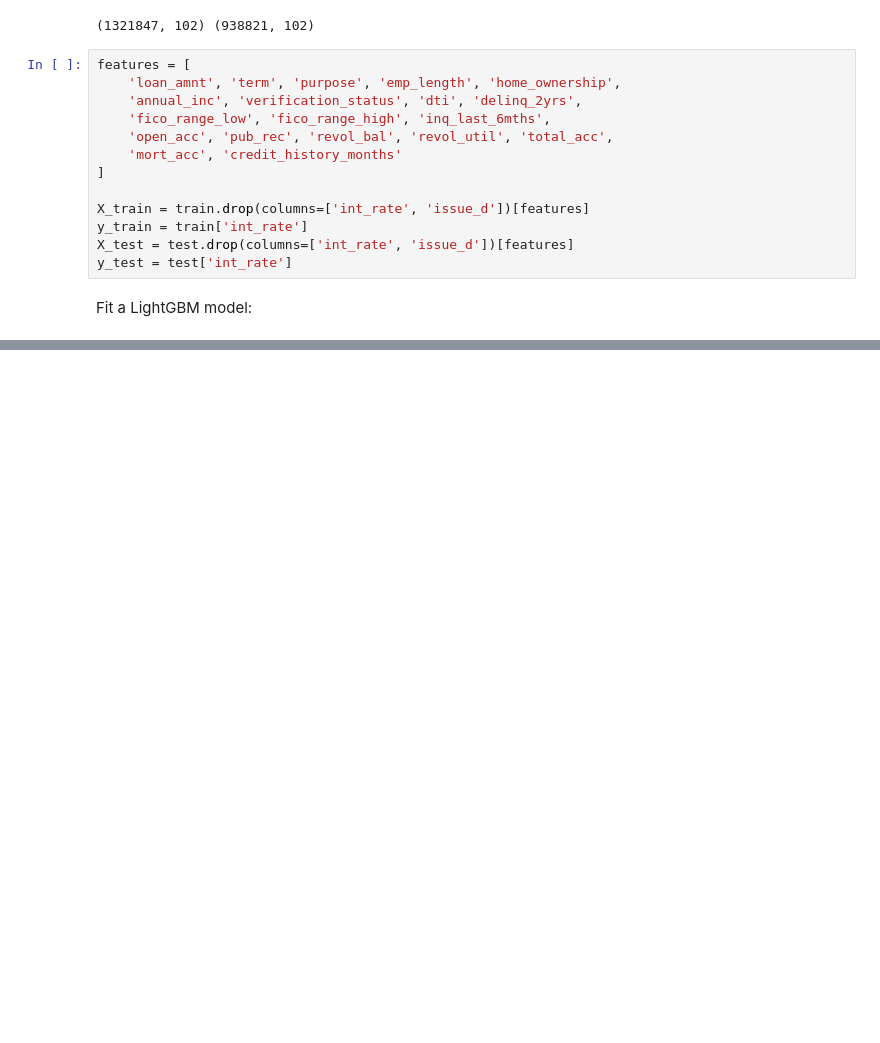
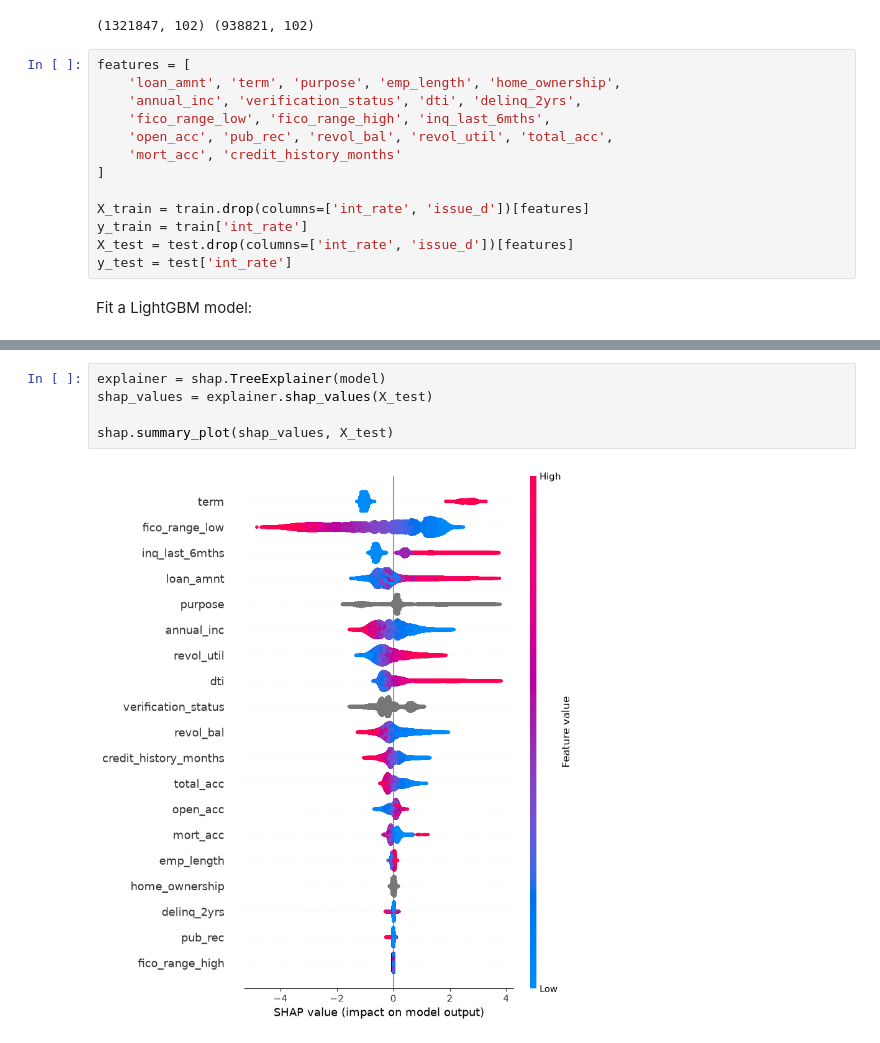
Before and after one commit to eth-tran/STAT-444-Final-Project, a Jupyter notebook: S444-Modelling.ipynb, the cells around one changed output, grey strips where cells are left out. Drawn from its saved outputs; the diff is of its cells as text; blank space fills up the shorter version.

```diff
--- a/S444-Modelling.ipynb
+++ b/S444-Modelling.ipynb
@@ -55,0 +80,7 @@ And if memory is not enough, you can set `force_col_wise=true`.
+# %%
+explainer = shap.TreeExplainer(model)
+shap_values = explainer.shap_values(X_test)
+
+shap.summary_plot(shap_values, X_test)
+# %% [output]
+[figure, added]
```
Also changed, not shown: parts of 6 cells of this notebook.
